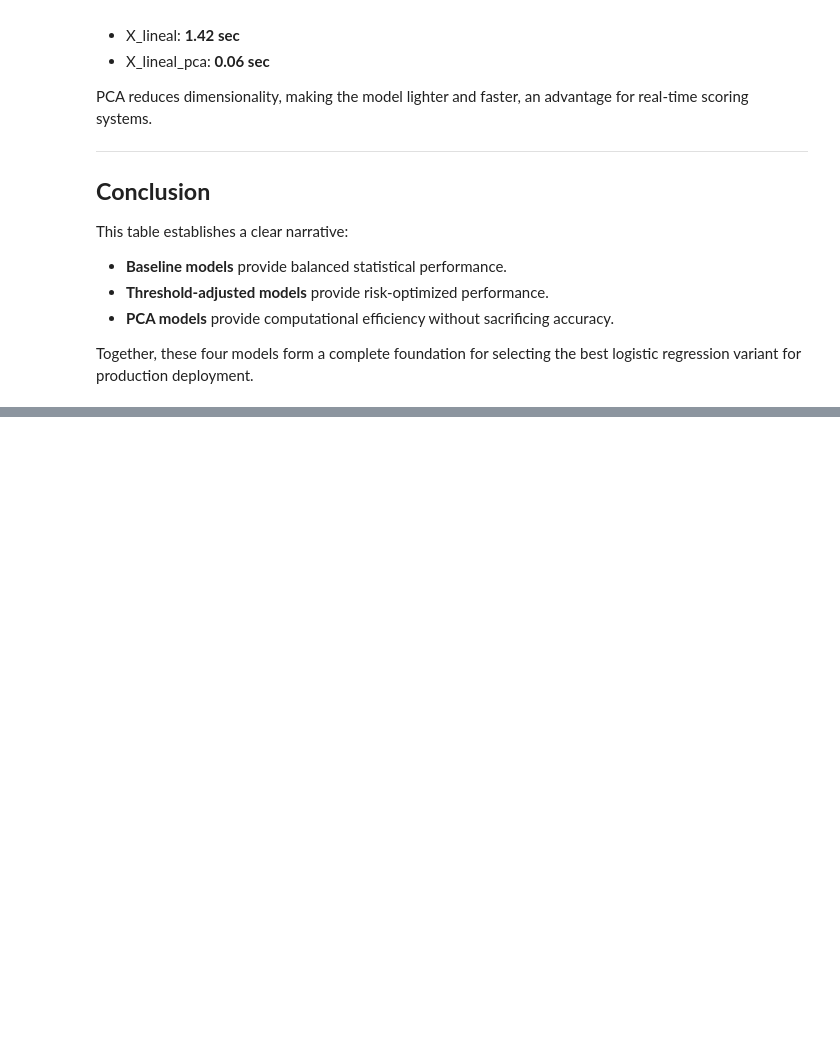
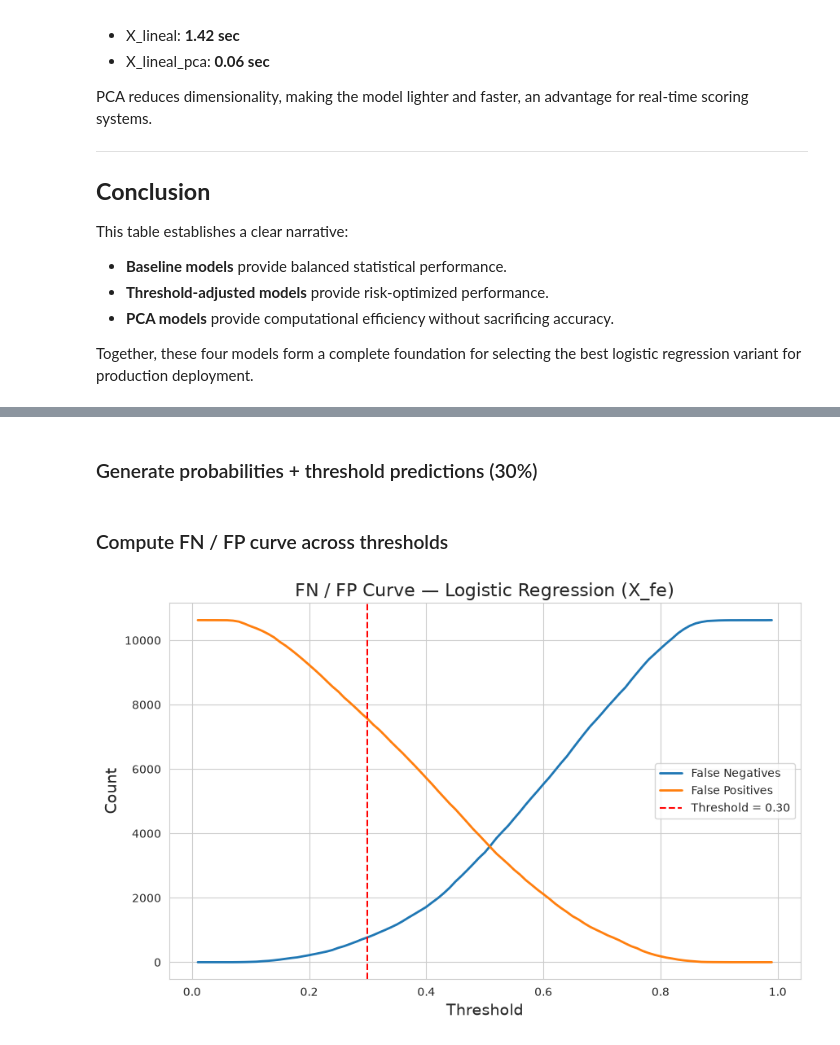
Before and after one commit to JoseAlberto88/Credit-Default-Risk-Analysis, a Jupyter notebook: python/4. Logistic regression.ipynb, the cells around one changed output, grey strips where cells are left out. Drawn from its saved outputs; the diff is of its cells as text; code cells hidden in the pictures; blank space fills up the shorter version.

Commit message:
Completed full Logistic Regression pipeline: X_lineal, PCA, X_fe, threshold tuning, FN/FP curves, AUC curves, confusion matrices, and saved table_results_logistic_regression.pkl

```diff
--- a/python/4. Logistic regression.ipynb
+++ b/python/4. Logistic regression.ipynb
@@ -1036,0 +1297,41 @@ Together, these four models form a complete foundation for selecting the best lo
+# %% [markdown]
+### Generate probabilities + threshold predictions (30%)
+# %%
+# 1. Predict probabilities for X_fe
+
+y_proba_fe = log_reg_fe.predict_proba(X_test_fe_scaled)[:, 1]
+
+# Threshold = 0.30
+threshold_fe = 0.30
+y_pred_fe_030 = (y_proba_fe >= threshold_fe).astype(int)
+# %% [markdown]
+### Compute FN / FP curve across thresholds
+# %%
+# 2. FN / FP curve for X_fe
+
+import numpy as np
+import matplotlib.pyplot as plt
+from sklearn.metrics import confusion_matrix
+
+thresholds = np.linspace(0.01, 0.99, 99)
+FN_list = []
+FP_list = []
+
+for t in thresholds:
+    preds = (y_proba_fe >= t).astype(int)
+    cm = confusion_matrix(y_test_fe, preds)
+    FN_list.append(cm[1, 0])
+    FP_list.append(cm[0, 1])
+
+plt.figure(figsize=(10,6))
+plt.plot(thresholds, FN_list, label="False Negatives", linewidth=2)
+plt.plot(thresholds, FP_list, label="False Positives", linewidth=2)
+plt.axvline(0.30, color="red", linestyle="--", label="Threshold = 0.30")
+plt.title("FN / FP Curve — Logistic Regression (X_fe)", fontsize=16)
+plt.xlabel("Threshold", fontsize=14)
+plt.ylabel("Count", fontsize=14)
+plt.legend()
+plt.grid(True)
+plt.show()
+# %% [output]
+[figure, added]
```
Also changed, not shown: parts of 18 cells of this notebook, 1 other file.
